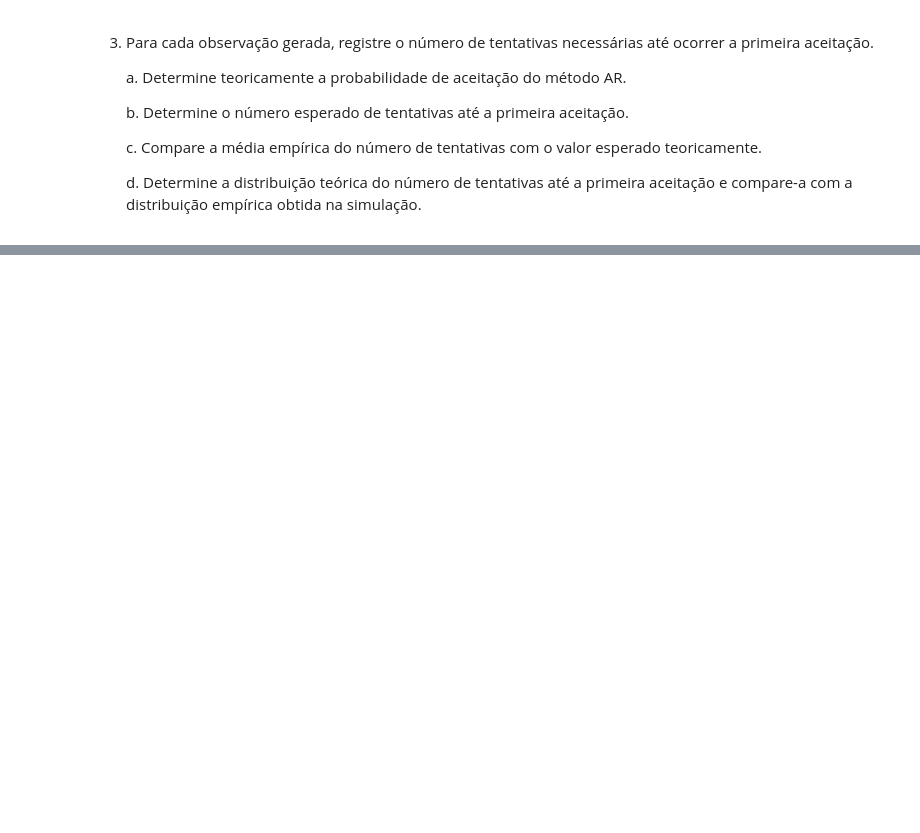
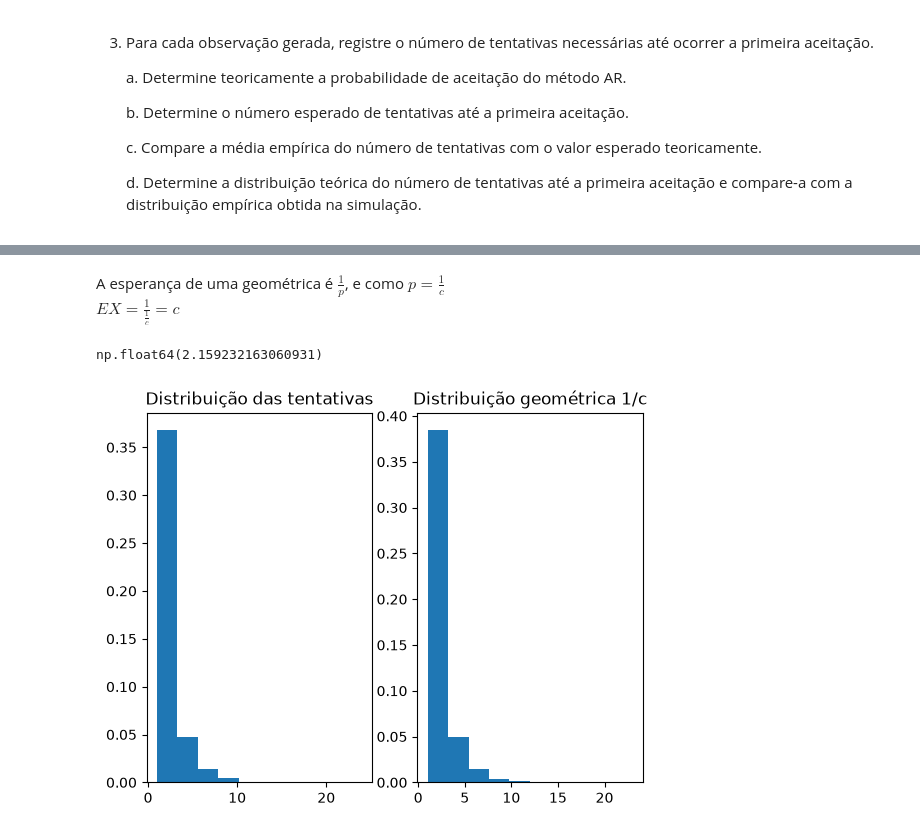
Before and after one commit to BenvenutiMateus/prog-estat, a Jupyter notebook: labs/lab7.ipynb, the cells around one changed output, grey strips where cells are left out. Cells and saved outputs as stored; diff of their text form; code cells hidden in the pictures; blank space fills up the shorter version.

```diff
--- a/labs/lab7.ipynb
+++ b/labs/lab7.ipynb
@@ -91,0 +87,18 @@ np.float64(2.162202)
+# %% [markdown]
+A esperança de uma geométrica é $\frac{1}{p}$, e como $p = \frac{1}{c}$ <br>
+$E{X} = \frac{1}{\frac{1}{c}} = c$
+# %%
+c
+# %% [output]
+np.float64(2.159232163060931)
+# %%
+p = 1/c
+# %%
+fig, ax = plt.subplots(1,2)
+ax[0].hist(tentativas, density=True)
+ax[1].hist(np.random.geometric(p, size = n), density = True)
+ax[0].set_title("Distribuição das tentativas")
+ax[1].set_title("Distribuição geométrica 1/c")
+plt.show()
+# %% [output]
+[figure, added]
```
Also changed, not shown: parts of 5 cells of this notebook, 5 other files.
